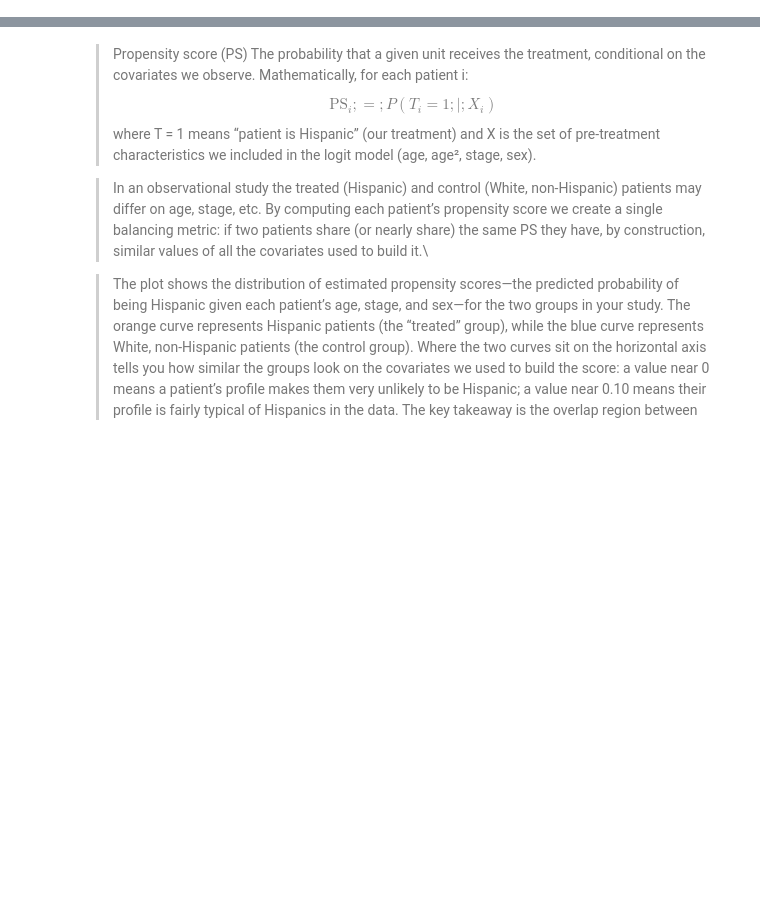
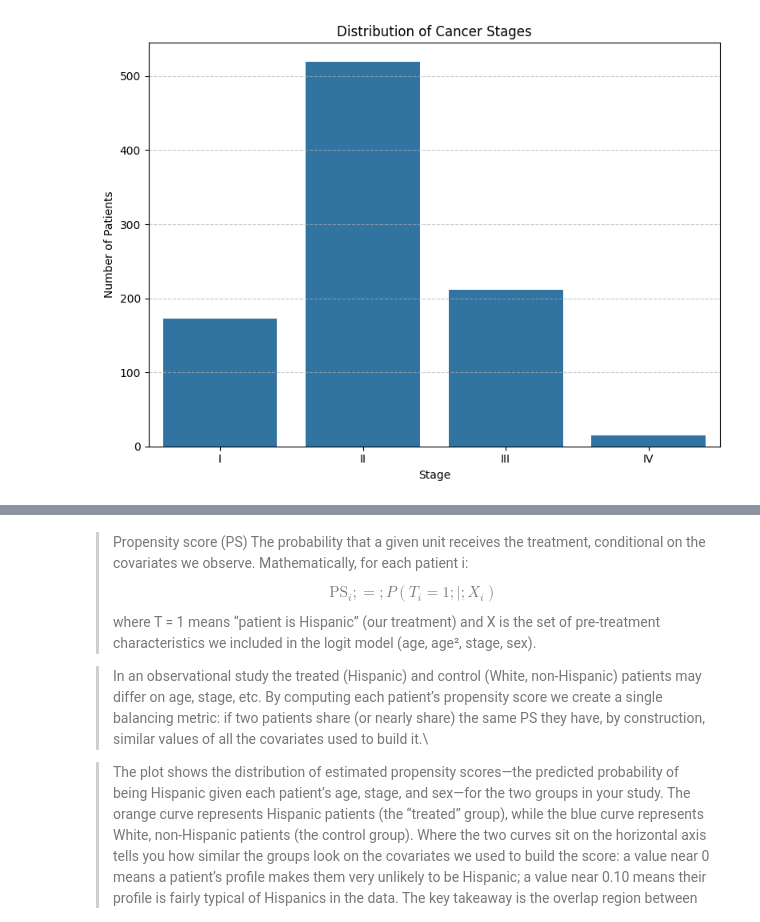
Before and after one commit to syedhumarahim/Breast_Cancer_Analysis, a Jupyter notebook: causal_analysis_black.ipynb, the cells around one changed output, grey strips where cells are left out. Saved outputs shown, nothing was run; the diff lists cells and outputs as text; code cells hidden in the pictures; blank space fills up the shorter version.

```diff
--- a/causal_analysis_black.ipynb
+++ b/causal_analysis_black.ipynb
@@ -68,11 +87,15 @@ cols_keep = [
 ]
 df_causal = df[cols_keep].copy()
 # %%
-# treatment
-df_causal = df_causal[df_causal["Race Category"].eq("White")]  # limiting to White race
+# Filter: Keep only White and Black patients
+df_causal = df_causal[
+    df_causal["Race Category"].isin(["White", "Black or African American"])
+]
+
+# Create treatment indicator: 1 = Black, 0 = White
 df_causal["treated"] = (
     df_causal["Race Category"] == "Black or African American"
 ).astype(int)
 
-# outcome
+# Create outcome: survived 5 years or not
 df_causal["Y_5yr"] = (df_causal["Overall Survival (Months)"] >= 60).astype(int)
@@ -83,14 +102,14 @@ df_causal.shape
 # %%
-# cleaning otehr variables
+# Clean covariates
 df_causal["age"] = pd.to_numeric(df_causal["Diagnosis Age"], errors="coerce")
 df_causal["stage"] = df_causal[
     "Neoplasm Disease Stage American Joint Committee on Cancer Code"
-].str.extract(
-    r"(I+V?)"
-)  # I, II, III, IV
-# df_causal["grade"] = df_causal["Neoplasm Histologic Grade"].str.extract(r"(\d)")  it has only nan values so dropping grade
-df_causal.drop(columns=["Neoplasm Histologic Grade"], inplace=True)
+].str.extract(r"(I+V?)")
 df_causal["sex"] = df_causal["Sex"].map({"Female": 0, "Male": 1})
+df_causal["age_sq"] = df_causal["age"] ** 2
+
+# Covariates list
 covars = ["age", "age_sq", "sex", "stage"]
-df_causal["age_sq"] = df_causal["age"] ** 2
+
+# Drop rows with missing treatment, outcome, or covariates
 df_causal = df_causal.dropna(subset=["treated", "Y_5yr"] + covars)
@@ -99,11 +136,15 @@ df_causal["stage"].value_counts()
 # %%
+# Plot cancer stage distribution
 order_stage = ["I", "II", "III", "IV"]
+
 plt.figure(figsize=(8, 6))
-# sns.countplot(data=df_causal, x="stage", order=df_causal["stage"].value_counts().index)
 sns.countplot(data=df_causal, x="stage", order=order_stage)
 plt.title("Distribution of Cancer Stages")
 plt.xlabel("Stage")
-plt.ylabel("Count")
-plt.xticks(rotation=45)
+plt.ylabel("Number of Patients")
+plt.xticks(rotation=0)
+plt.grid(axis="y", linestyle="--", alpha=0.7)
 plt.tight_layout()
 plt.show()
+# %% [output]
+[figure, added]
```
Also changed, not shown: parts of 16 cells of this notebook.
